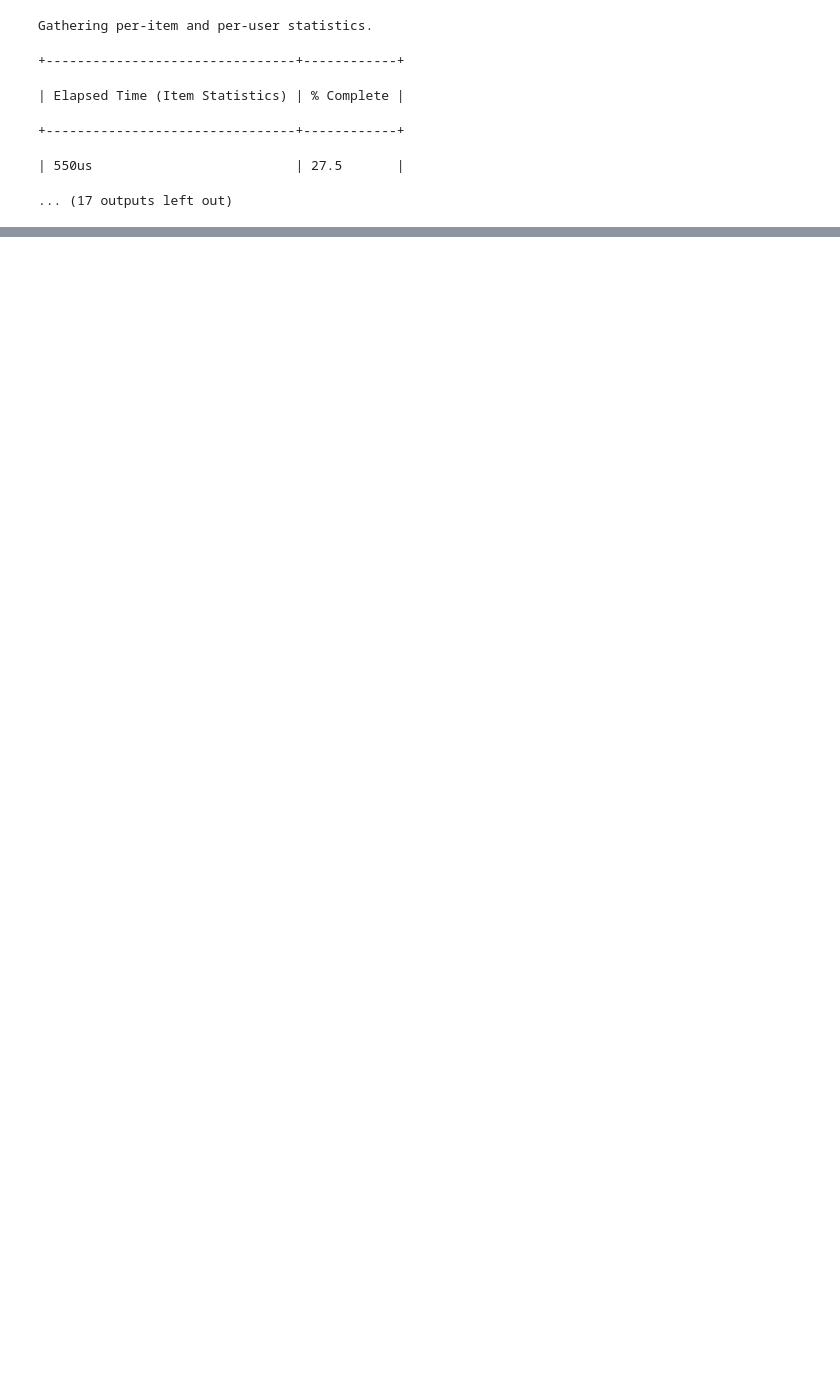
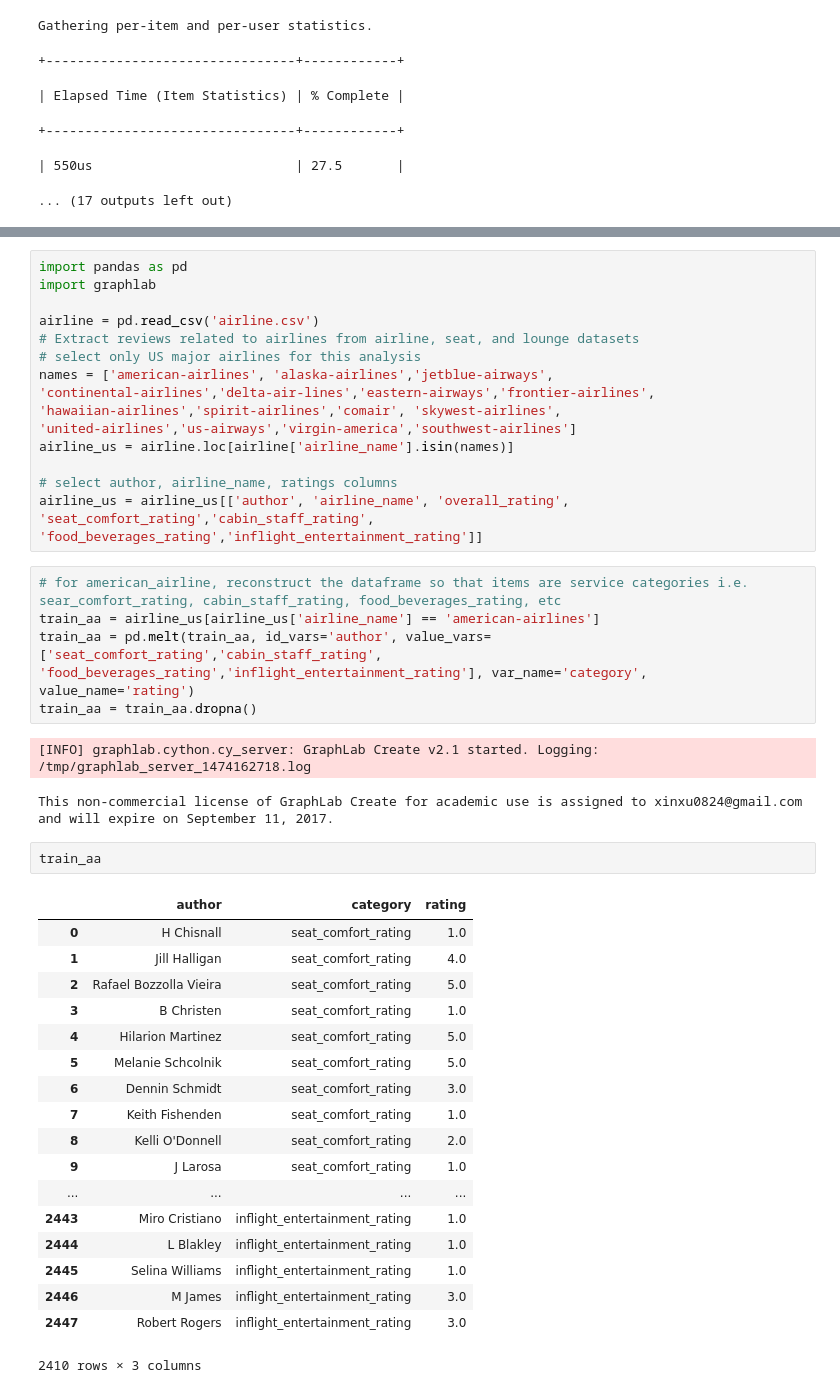
Before and after one commit to stellaxux/USAirlineRecommender, a Jupyter notebook: Capstone project.ipynb, the cells around one changed output, grey strips where cells are left out. Drawn from its saved outputs; the diff is of its cells as text; blank space fills up the shorter version.

```diff
--- a/Capstone project.ipynb
+++ b/Capstone project.ipynb
@@ -806,0 +812,44 @@ Gathering per-item and per-user statistics.
+# %%
+import pandas as pd
+import graphlab
+
+airline = pd.read_csv('airline.csv')
+# Extract reviews related to airlines from airline, seat, and lounge datasets
+# select only US major airlines for this analysis
+names = ['american-airlines', 'alaska-airlines','jetblue-airways',
+'continental-airlines','delta-air-lines','eastern-airways','frontier-airlines',
+'hawaiian-airlines','spirit-airlines','comair', 'skywest-airlines',
+'united-airlines','us-airways','virgin-america','southwest-airlines']
+airline_us = airline.loc[airline['airline_name'].isin(names)]
+
+# select author, airline_name, ratings columns
+airline_us = airline_us[['author', 'airline_name', 'overall_rating', 'seat_comfort_rating','cabin_staff_rating', 'food_beverages_rating','inflight_entertainment_rating']]
+# %%
+# for american_airline, reconstruct the dataframe so that items are service categories i.e. sear_comfort_rating, cabin_staff_rating, food_beverages_rating, etc
+train_aa = airline_us[airline_us['airline_name'] == 'american-airlines']
+train_aa = pd.melt(train_aa, id_vars='author', value_vars=['seat_comfort_rating','cabin_staff_rating', 'food_beverages_rating','inflight_entertainment_rating'], var_name='category', value_name='rating')
+train_aa = train_aa.dropna()
+# %% [output]
+[INFO] graphlab.cython.cy_server: GraphLab Create v2.1 started. Logging: /tmp/graphlab_server_1474162718.log
+This non-commercial license of GraphLab Create for academic use is assigned to xinxu0824@gmail.com and will expire on September 11, 2017.
+# %%
+train_aa
+# %% [output]
+|  | author | category | rating |
+| 0 | H Chisnall | seat_comfort_rating | 1.0 |
+| 1 | Jill Halligan | seat_comfort_rating | 4.0 |
+| 2 | Rafael Bozzolla Vieira | seat_comfort_rating | 5.0 |
+| 3 | B Christen | seat_comfort_rating | 1.0 |
+| 4 | Hilarion Martinez | seat_comfort_rating | 5.0 |
+| 5 | Melanie Schcolnik | seat_comfort_rating | 5.0 |
+| 6 | Dennin Schmidt | seat_comfort_rating | 3.0 |
+| 7 | Keith Fishenden | seat_comfort_rating | 1.0 |
+| 8 | Kelli O'Donnell | seat_comfort_rating | 2.0 |
+| 9 | J Larosa | seat_comfort_rating | 1.0 |
+| ... | ... | ... | ... |
+| 2443 | Miro Cristiano | inflight_entertainment_rating | 1.0 |
+| 2444 | L Blakley | inflight_entertainment_rating | 1.0 |
+| 2445 | Selina Williams | inflight_entertainment_rating | 1.0 |
+| 2446 | M James | inflight_entertainment_rating | 3.0 |
+| 2447 | Robert Rogers | inflight_entertainment_rating | 3.0 |
+2410 rows × 3 columns
```
Also changed, not shown: parts of 5 cells of this notebook.
